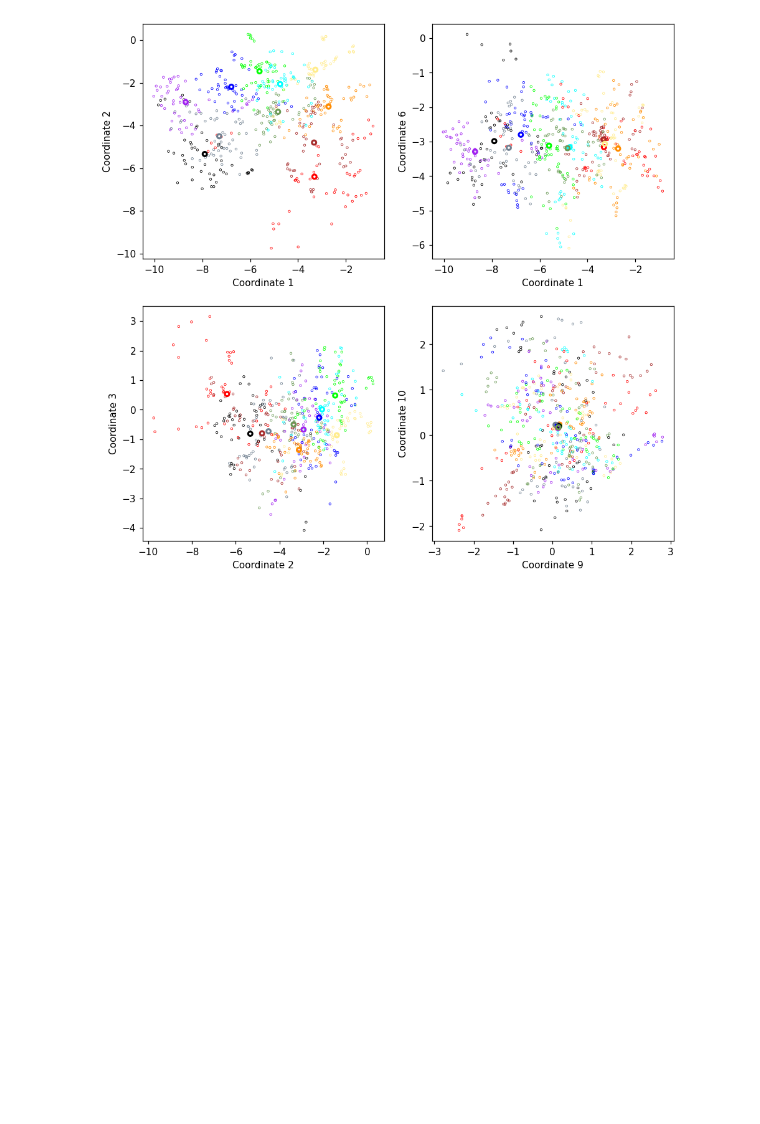
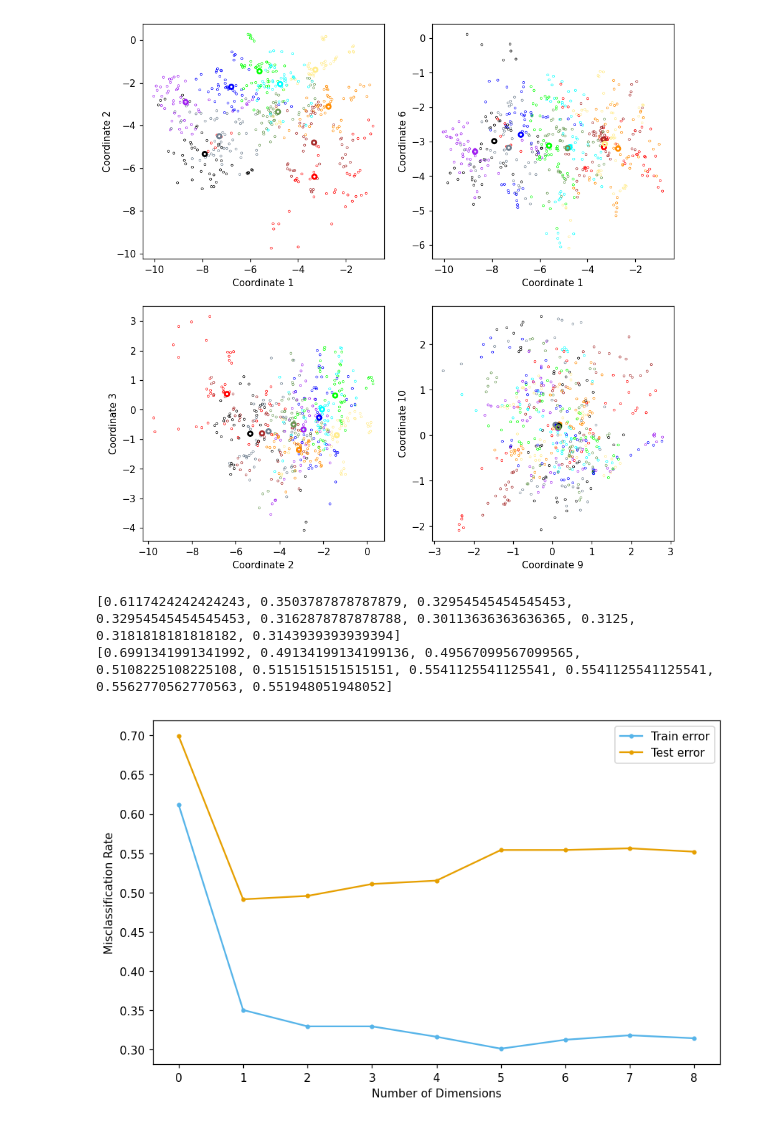
Before and after one commit to mpernow/ml-algos, a Jupyter notebook: mlalgos/example_notebooks/classification.ipynb, the cells around one changed output. Drawn from its saved outputs; the diff is of its cells as text; code cells hidden in the pictures; blank space fills up the shorter version.

Commit message:
lda transform examples

```diff
--- a/mlalgos/example_notebooks/classification.ipynb
+++ b/mlalgos/example_notebooks/classification.ipynb
@@ -436,3 +438,40 @@ ax[1, 1].set(xlabel='Coordinate 9', ylabel='Coordinate 10')
 plt.show()
 # %% [output]
 [figure]
+# %%
+vowel_test = pd.read_csv('~/datasets/vowel/vowel.test')
+vowel_test.head
+
+# Shift the y-values so the go from 0 to 10 instead of 1 to 11
+y_test = vowel_test.iloc[:, 1].to_numpy() - 1
+X_test = vowel_test.iloc[:, 2:].to_numpy()
+# %%
+# Transform the test data according to the fitted parameters from the train data.
+# Then pick out the N first coordinates, train a classifier on the transformed train data and classify the test data
+
+X_test_transformed = lda_transform.transform(X_test, 10)
+# %%
+train_errors = []
+test_errors = []
+
+for i in range(1, 10):
+    lda_classifier = LDA()
+    lda_classifier.fit(X_transformed[:, :i], y_train)
+    train_errors.append(misclassification_error(y_train, lda_classifier.predict(X_transformed[:, :i])))
+    test_errors.append(misclassification_error(y_test, lda_classifier.predict(X_test_transformed[:, :i])))
+# %%
+print(train_errors)
+print(test_errors)
+# %% [output]
+[0.6117424242424243, 0.3503787878787879, 0.32954545454545453, 0.32954545454545453, 0.3162878787878788, 0.30113636363636365, 0.3125, 0.3181818181818182, 0.3143939393939394]
+[0.6991341991341992, 0.49134199134199136, 0.49567099567099565, 0.5108225108225108, 0.5151515151515151, 0.5541125541125541, 0.5541125541125541, 0.5562770562770563, 0.551948051948052]
+# %%
+fig, ax = plt.subplots(figsize=(9, 5.6), dpi=110)
+ax.plot(train_errors, linestyle='-', marker='o', c='#56B4E9', markersize=3, label='Train error')
+ax.plot(test_errors, linestyle='-', marker='o', c='#E69F00', markersize=3, label='Test error')
+ax.set_xlabel('Number of Dimensions')
+ax.set_ylabel('Misclassification Rate')
+ax.legend()
+plt.show()
+# %% [output]
+[figure, added]
```
Also changed, not shown: parts of 2 cells of this notebook.
